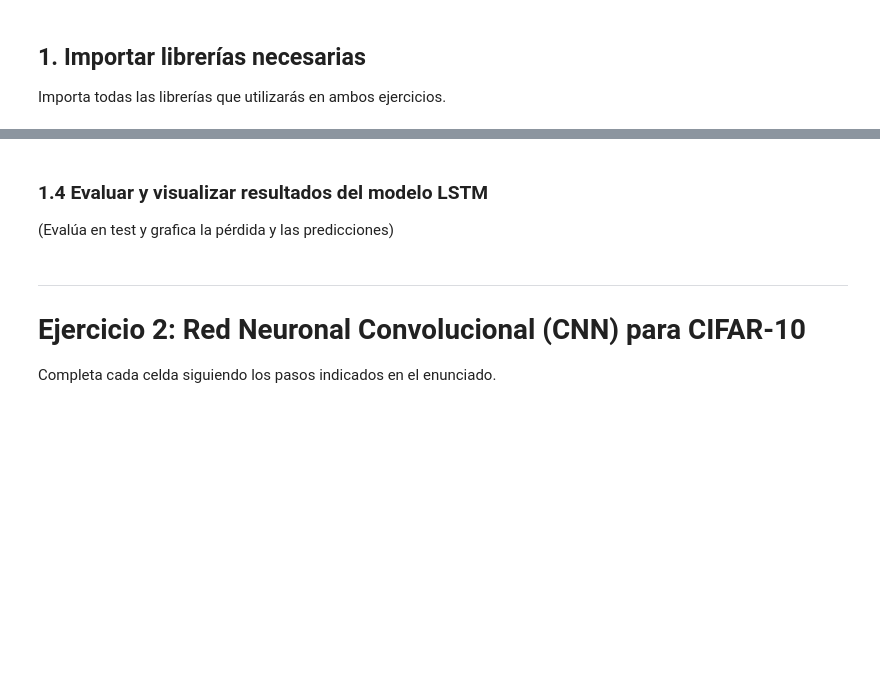
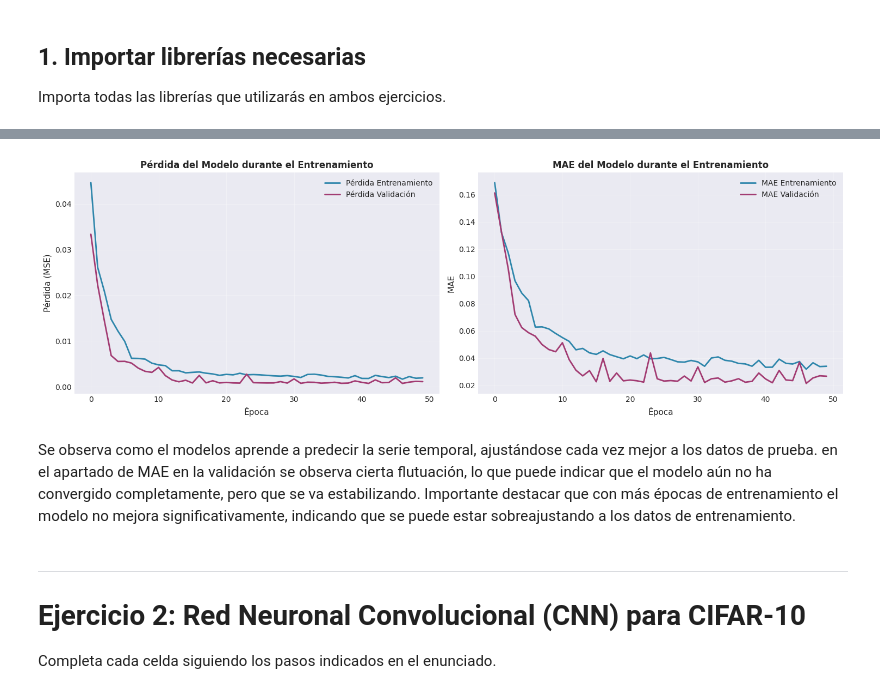
Before and after one commit to Jfenic/IA_regresion_deep_learning, a Jupyter notebook: deep_learning/plantilla_ejercicios.ipynb, the cells around one changed output, grey strips where cells are left out. Drawn from its saved outputs; the diff is of its cells as text; code cells hidden in the pictures; blank space fills up the shorter version.

```diff
--- a/deep_learning/plantilla_ejercicios.ipynb
+++ b/deep_learning/plantilla_ejercicios.ipynb
@@ -82,0 +196,11 @@ None
+# %%
+history = modelo.fit(
+  X_train,
+  y_train,
+  epochs=50,
+  batch_size=32,
+  validation_split=0.2, # 20% de los datos de entrenamiento para validación
+  verbose = 1,          # Mostrar progreso del entrenamiento
+  shuffle=False        # Evitar mezclar datos temporales
+ )
+print("✓ Entrenamiento completado")
@@ -83,3 +228,36 @@ None
+# %%
+# Gráfico de pérdida durante el entrenamiento
+fig, axes = plt.subplots(1, 2, figsize=(15, 5))
+
+# Pérdida (Loss)
+axes[0].plot(history.history['loss'], label='Pérdida Entrenamiento',
+             linewidth=2, color='#2E86AB')
+axes[0].plot(history.history['val_loss'], label='Pérdida Validación',
+             linewidth=2, color='#A23B72')
+axes[0].set_title('Pérdida del Modelo durante el Entrenamiento',
+                   fontsize=12, fontweight='bold')
+axes[0].set_xlabel('Época', fontsize=11)
+axes[0].set_ylabel('Pérdida (MSE)', fontsize=11)
+axes[0].legend(loc='upper right')
+axes[0].grid(True, alpha=0.3)
+
+# MAE
+axes[1].plot(history.history['mae'], label='MAE Entrenamiento',
+             linewidth=2, color='#2E86AB')
+axes[1].plot(history.history['val_mae'], label='MAE Validación',
+             linewidth=2, color='#A23B72')
+axes[1].set_title('MAE del Modelo durante el Entrenamiento',
+                   fontsize=12, fontweight='bold')
+axes[1].set_xlabel('Época', fontsize=11)
+axes[1].set_ylabel('MAE', fontsize=11)
+axes[1].legend(loc='upper right')
+axes[1].grid(True, alpha=0.3)
+
+plt.tight_layout()
+plt.savefig('entrenamiento_modelo.png', dpi=300, bbox_inches='tight')
+plt.show()
+# %% [output]
+[figure, added]
 # %% [markdown]
-### 1.4 Evaluar y visualizar resultados del modelo LSTM
-(Evalúa en test y grafica la pérdida y las predicciones)
+Se observa como el modelos aprende a predecir la serie temporal, ajustándose cada vez mejor a los datos de prueba. en el apartado de MAE en la validación se observa cierta flutuación, lo que puede indicar que el modelo aún no ha convergido completamente, pero que se va estabilizando.
+Importante destacar que con más épocas de entrenamiento el modelo no mejora significativamente, indicando que se puede estar sobreajustando a los datos de entrenamiento.
```
Also changed, not shown: parts of 44 cells of this notebook, 1 other file.
